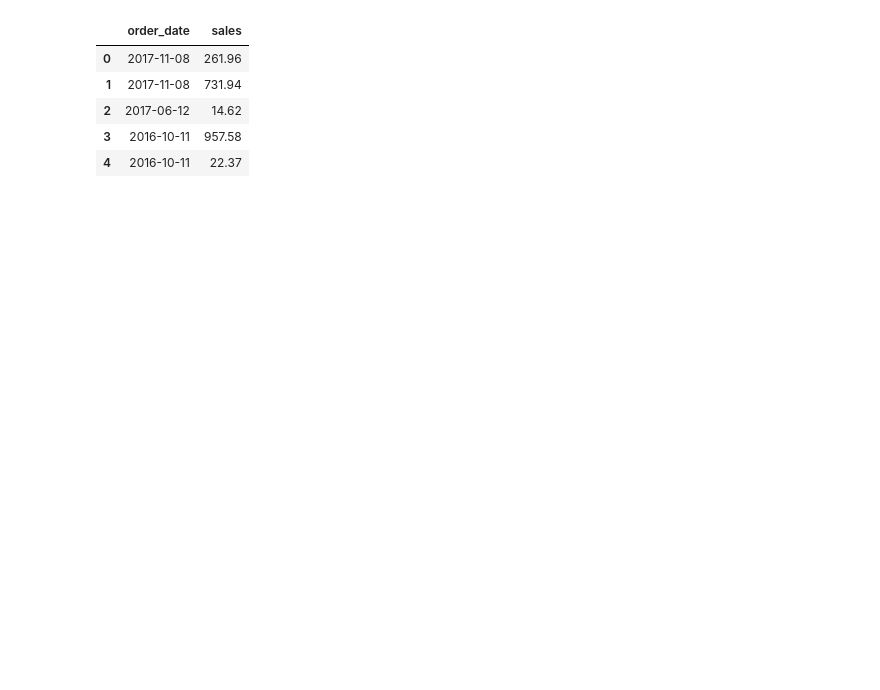
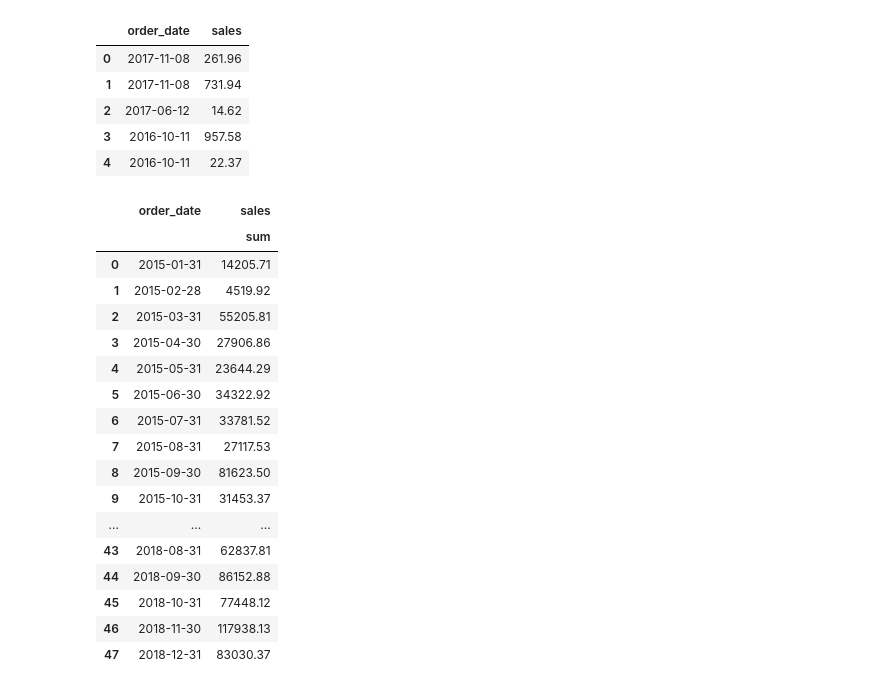
Before and after one commit to dlhaar/superstore, a Jupyter notebook: forecasting_sales.ipynb, the cells around one changed output. Cells and saved outputs as stored; diff of their text form; code cells hidden in the pictures; blank space fills up the shorter version.

```diff
--- a/forecasting_sales.ipynb
+++ b/forecasting_sales.ipynb
@@ -58,4 +59,27 @@ sales.head()
 | 2 | 2017-06-12 | 14.62 |
 | 3 | 2016-10-11 | 957.58 |
 | 4 | 2016-10-11 | 22.37 |
+# %%
+sales.set_index('order_date', inplace=True)
+sales = sales.groupby(pd.Grouper(freq='M'))[['sales']].agg(['sum']).reset_index()
+sales
+# %% [output]
+|  | order_date | sales |
+|  |  | sum |
+| 0 | 2015-01-31 | 14205.71 |
+| 1 | 2015-02-28 | 4519.92 |
+| 2 | 2015-03-31 | 55205.81 |
+| 3 | 2015-04-30 | 27906.86 |
+| 4 | 2015-05-31 | 23644.29 |
+| 5 | 2015-06-30 | 34322.92 |
+| 6 | 2015-07-31 | 33781.52 |
+| 7 | 2015-08-31 | 27117.53 |
+| 8 | 2015-09-30 | 81623.50 |
+| 9 | 2015-10-31 | 31453.37 |
+| ... | ... | ... |
+| 43 | 2018-08-31 | 62837.81 |
+| 44 | 2018-09-30 | 86152.88 |
+| 45 | 2018-10-31 | 77448.12 |
+| 46 | 2018-11-30 | 117938.13 |
+| 47 | 2018-12-31 | 83030.37 |
 # %%
```
Also changed, not shown: parts of 6 cells of this notebook.
